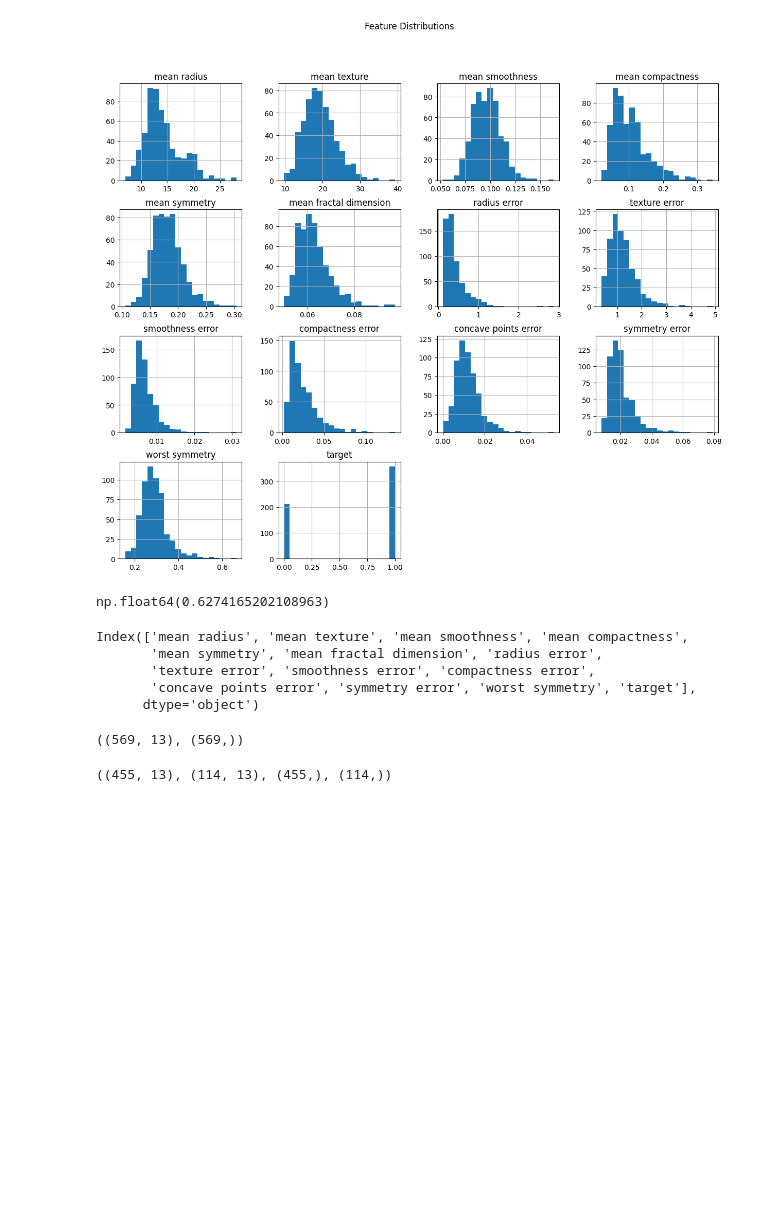
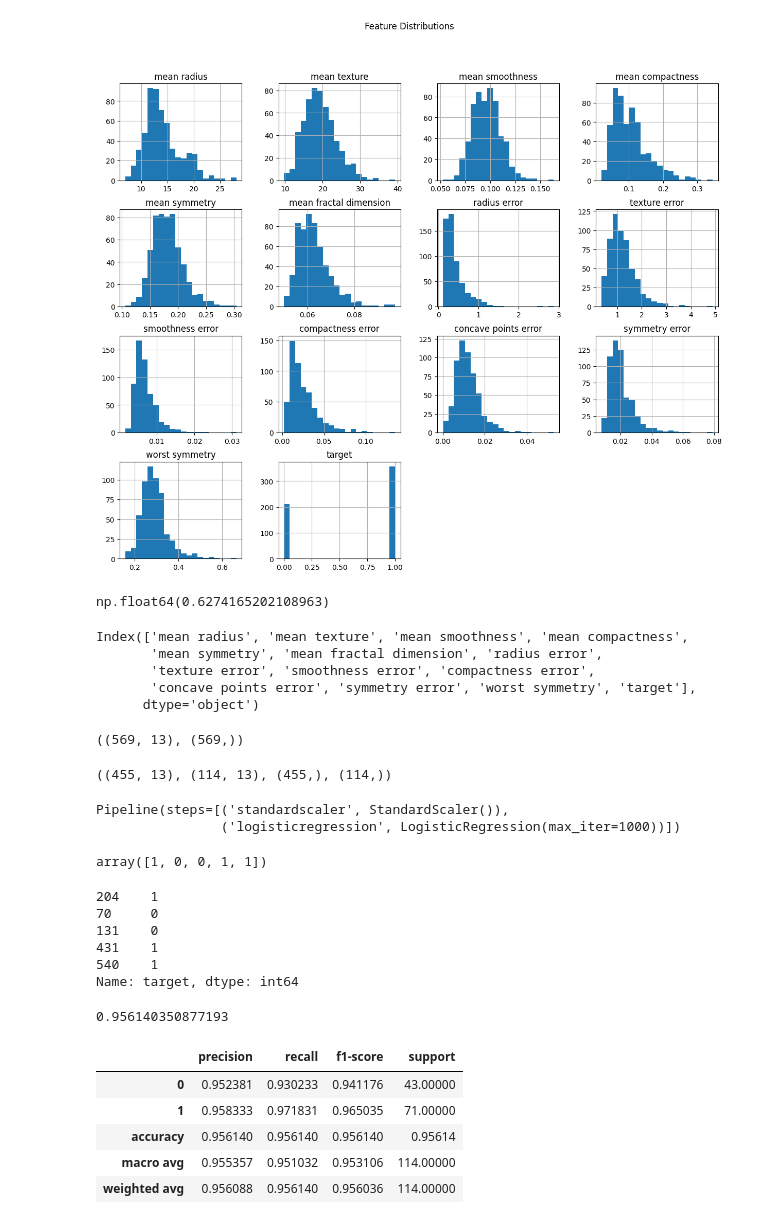
Before and after one commit to henorch/breast_cancer, a Jupyter notebook: breast_cancer.ipynb, the cells around one changed output. Cells and saved outputs as stored; diff of their text form; code cells hidden in the pictures; blank space fills up the shorter version.

```diff
--- a/breast_cancer.ipynb
+++ b/breast_cancer.ipynb
@@ -208 +208,6 @@ model = make_pipeline(
 )
+# %%
+model.fit(X_train, y_train)
+# %% [output]
+Pipeline(steps=[('standardscaler', StandardScaler()),
+                ('logisticregression', LogisticRegression(max_iter=1000))])
@@ -208,0 +216,29 @@ model = make_pipeline(
+# %%
+prediction[:5]
+# %% [output]
+array([1, 0, 0, 1, 1])
+# %%
+y_test[:5]
+# %% [output]
+204    1
+70     0
+131    0
+431    1
+540    1
+Name: target, dtype: int64
+# %%
+acc = accuracy_score(y_test, model.predict(X_test))
+acc
+# %% [output]
+0.956140350877193
+# %%
+report = classification_report(y_test, prediction, output_dict=True)
+clr = pd.DataFrame(report).transpose()
+clr
+# %% [output]
+|  | precision | recall | f1-score | support |
+| 0 | 0.952381 | 0.930233 | 0.941176 | 43.00000 |
+| 1 | 0.958333 | 0.971831 | 0.965035 | 71.00000 |
+| accuracy | 0.956140 | 0.956140 | 0.956140 | 0.95614 |
+| macro avg | 0.955357 | 0.951032 | 0.953106 | 114.00000 |
+| weighted avg | 0.956088 | 0.956140 | 0.956036 | 114.00000 |
```
Also changed, not shown: parts of 8 cells of this notebook.
